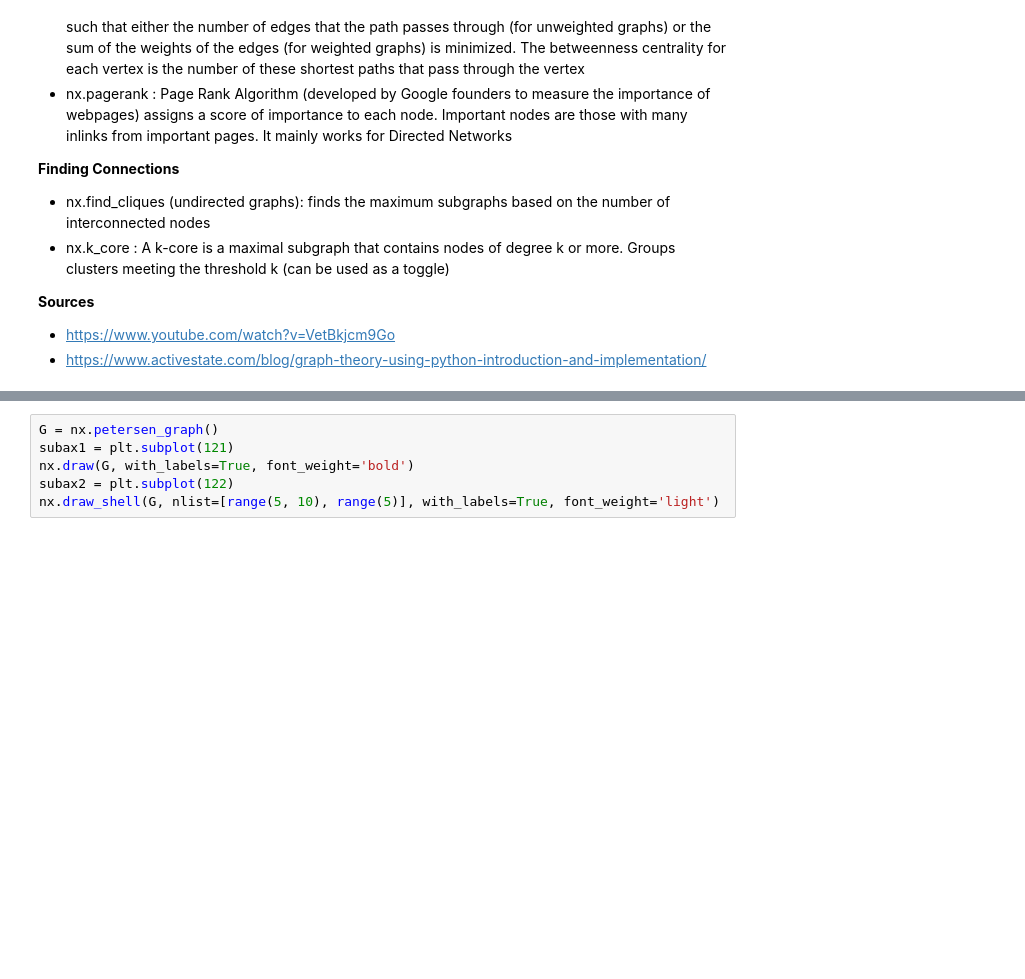
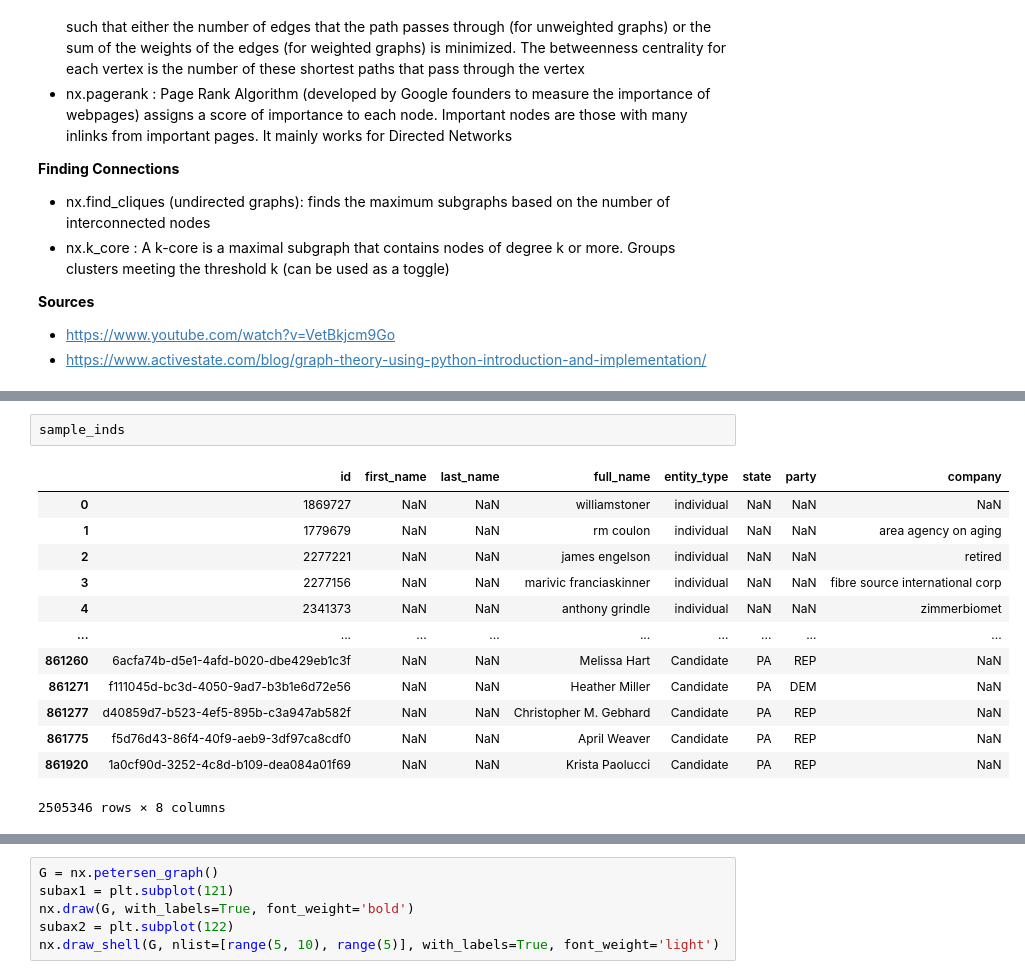
Before and after one commit to uchicago-dsi/climate-cabinet-campaign-finance-tracker, a Jupyter notebook: notebooks/Test.ipynb, the cells around one changed output, grey strips where cells are left out. Saved outputs shown, nothing was run; the diff lists cells and outputs as text; blank space fills up the shorter version.

```diff
--- a/notebooks/Test.ipynb
+++ b/notebooks/Test.ipynb
@@ -104,0 +134,16 @@ Name: 854930, dtype: object
+# %%
+sample_inds
+# %% [output]
+|  | id | first_name | last_name | full_name | entity_type | state | party | company |
+| 0 | 1869727 | NaN | NaN | williamstoner | individual | NaN | NaN | NaN |
+| 1 | 1779679 | NaN | NaN | rm coulon | individual | NaN | NaN | area agency on aging |
+| 2 | 2277221 | NaN | NaN | james engelson | individual | NaN | NaN | retired |
+| 3 | 2277156 | NaN | NaN | marivic franciaskinner | individual | NaN | NaN | fibre source international corp |
+| 4 | 2341373 | NaN | NaN | anthony grindle | individual | NaN | NaN | zimmerbiomet |
+| ... | ... | ... | ... | ... | ... | ... | ... | ... |
+| 861260 | 6acfa74b-d5e1-4afd-b020-dbe429eb1c3f | NaN | NaN | Melissa Hart | Candidate | PA | REP | NaN |
+| 861271 | f111045d-bc3d-4050-9ad7-b3b1e6d72e56 | NaN | NaN | Heather Miller | Candidate | PA | DEM | NaN |
+| 861277 | d40859d7-b523-4ef5-895b-c3a947ab582f | NaN | NaN | Christopher M. Gebhard | Candidate | PA | REP | NaN |
+| 861775 | f5d76d43-86f4-40f9-aeb9-3df97ca8cdf0 | NaN | NaN | April Weaver | Candidate | PA | REP | NaN |
+| 861920 | 1a0cf90d-3252-4c8d-b109-dea084a01f69 | NaN | NaN | Krista Paolucci | Candidate | PA | REP | NaN |
+2505346 rows × 8 columns
```
Also changed, not shown: parts of 27 cells of this notebook, 2 other files.
